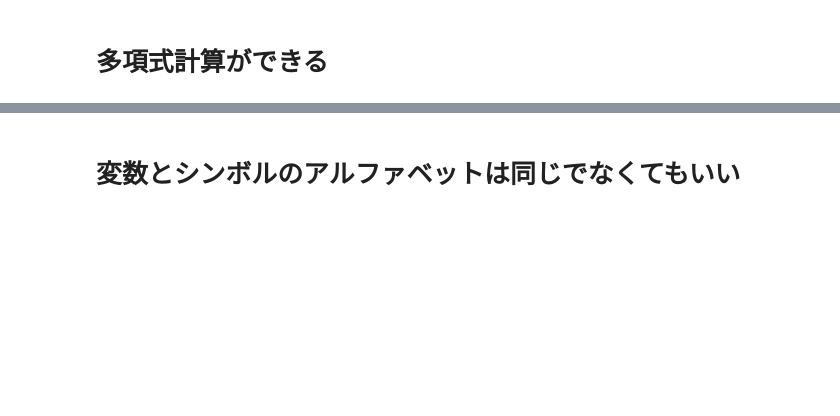
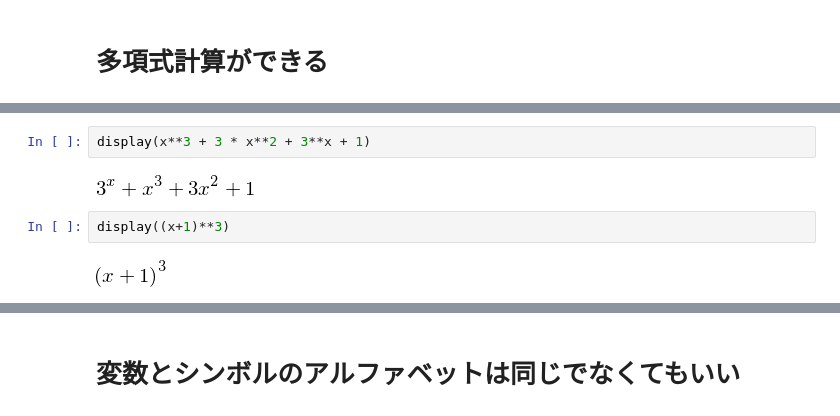
Before and after one commit to phasetr/mathcodes, a Jupyter notebook: jupyter/math_simple_symbolic_algebra.ipynb, the cells around one changed output, grey strips where cells are left out. Saved outputs shown, nothing was run; the diff lists cells and outputs as text; blank space fills up the shorter version.

```diff
--- a/jupyter/math_simple_symbolic_algebra.ipynb
+++ b/jupyter/math_simple_symbolic_algebra.ipynb
@@ -20,0 +41,8 @@ x**2 + 2*x + 1
+# %%
+display(x**3 + 3 * x**2 + 3**x + 1)
+# %% [output]
+[figure, added]
+# %%
+display((x+1)**3)
+# %% [output]
+[figure, added]
```
Also changed, not shown: parts of 141 cells of this notebook, 33 other files.
